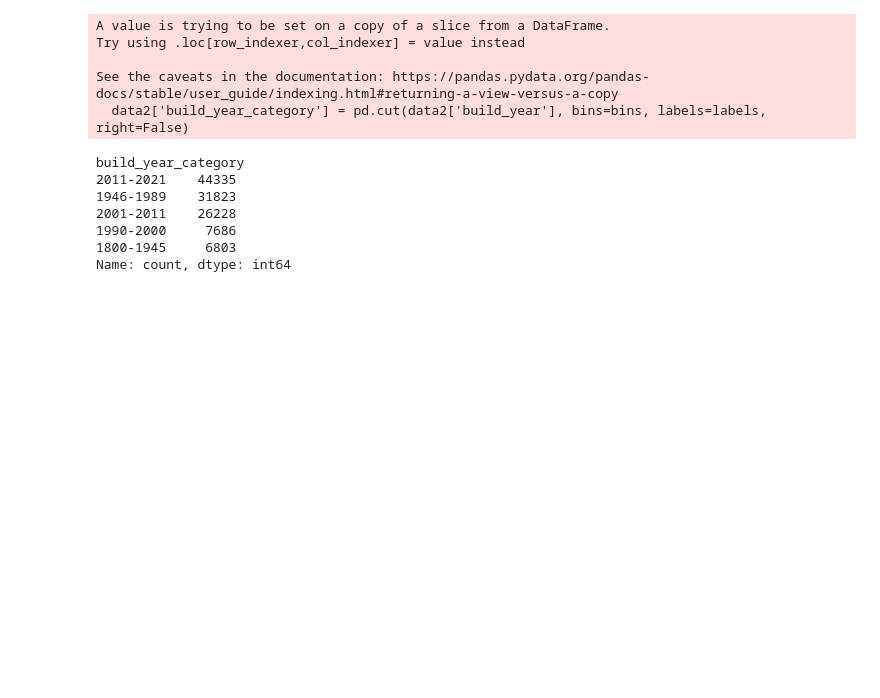
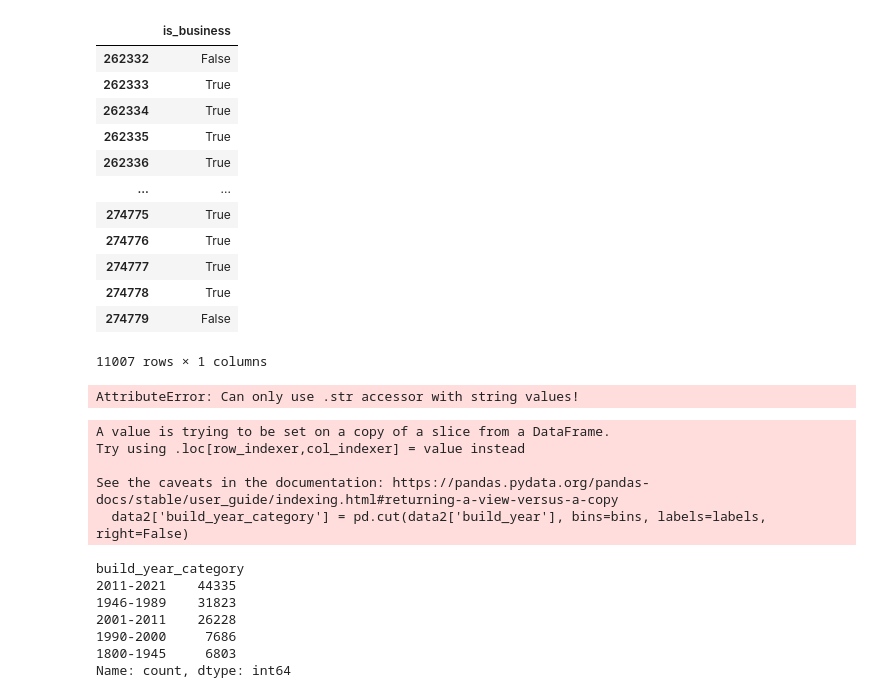
Before and after one commit to pawelwozniak14/OLX, a Jupyter notebook: main_notebook.ipynb, the cells around one changed output. Saved outputs shown, nothing was run; the diff lists cells and outputs as text; code cells hidden in the pictures; blank space fills up the shorter version.

```diff
--- a/main_notebook.ipynb
+++ b/main_notebook.ipynb
@@ -44,0 +92,20 @@ data = my_preprocessing.preprocess_data(df, cities, districts, city_name="Warsza
+# %%
+dummy
+# %% [output]
+|  | is_business |
+| 262332 | False |
+| 262333 | True |
+| 262334 | True |
+| 262335 | True |
+| 262336 | True |
+| ... | ... |
+| 274775 | True |
+| 274776 | True |
+| 274777 | True |
+| 274778 | True |
+| 274779 | False |
+11007 rows × 1 columns
+# %%
+df["is_business"].str.replace("0", "False").str.replace("1", True)
+# %% [output]
+AttributeError: Can only use .str accessor with string values!
```
Also changed, not shown: parts of 25 cells of this notebook, 2 other files.
